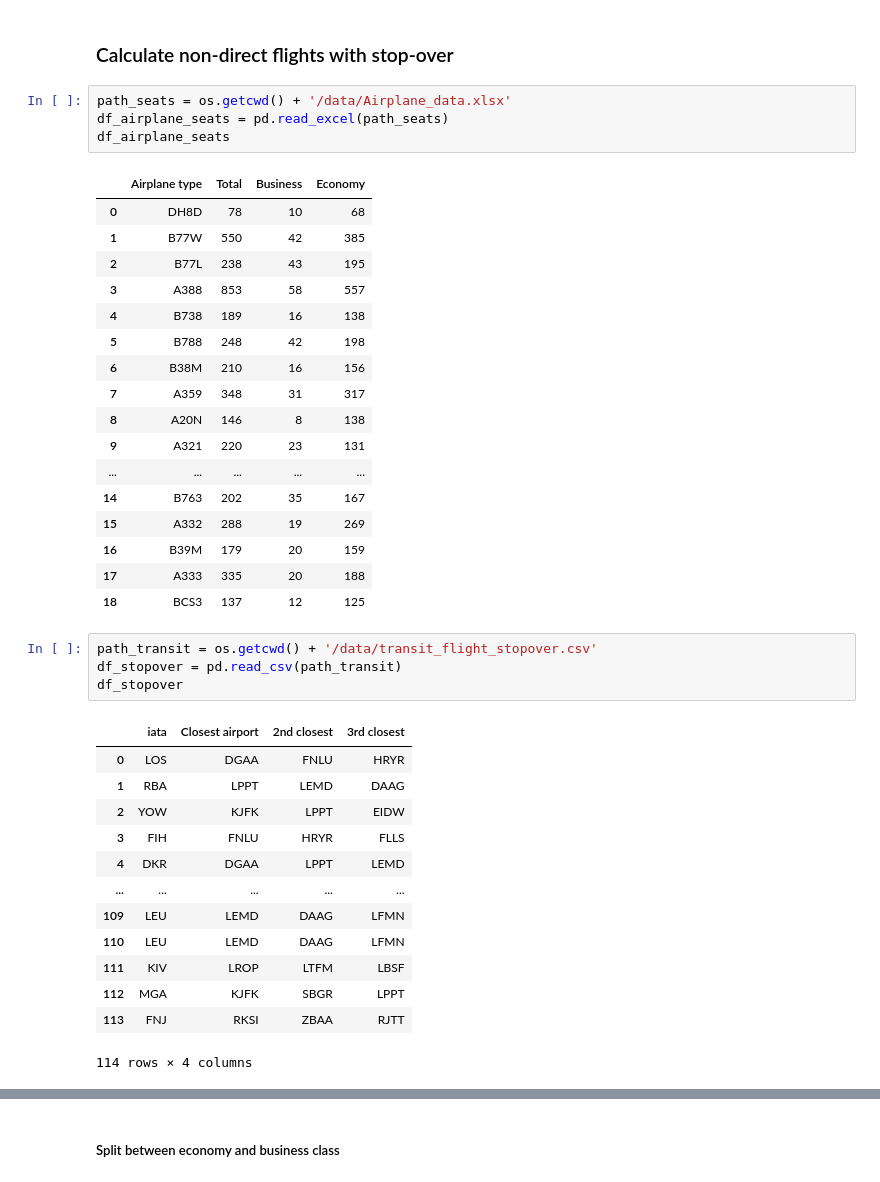
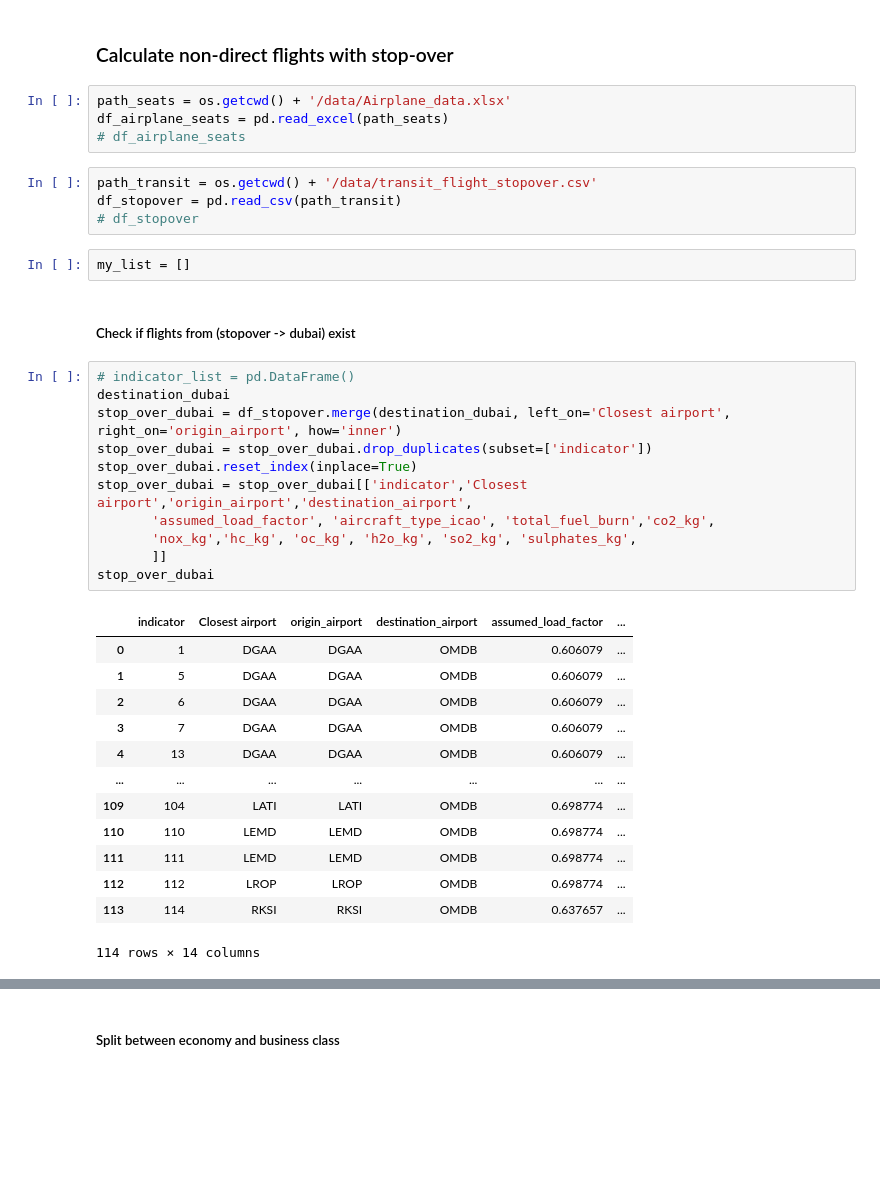
Before and after one commit to lukasschirren/COP_flight_analysis, a Jupyter notebook: cop28_delegate_list.ipynb, the cells around one changed output, grey strips where cells are left out. Drawn from its saved outputs; the diff is of its cells as text; blank space fills up the shorter version.

Commit message:
Collecting flights including layovers

```diff
--- a/cop28_delegate_list.ipynb
+++ b/cop28_delegate_list.ipynb
@@ -263,40 +261,37 @@ export.to_excel('flights_with_transit_stop.xlsx', index=False)
 # %%
 path_seats = os.getcwd() + '/data/Airplane_data.xlsx'
 df_airplane_seats = pd.read_excel(path_seats)
-df_airplane_seats
+# df_airplane_seats
-# %% [output]
-|  | Airplane type | Total | Business | Economy |
-| 0 | DH8D | 78 | 10 | 68 |
-| 1 | B77W | 550 | 42 | 385 |
-| 2 | B77L | 238 | 43 | 195 |
-| 3 | A388 | 853 | 58 | 557 |
-| 4 | B738 | 189 | 16 | 138 |
-| 5 | B788 | 248 | 42 | 198 |
-| 6 | B38M | 210 | 16 | 156 |
-| 7 | A359 | 348 | 31 | 317 |
-| 8 | A20N | 146 | 8 | 138 |
-| 9 | A321 | 220 | 23 | 131 |
-| ... | ... | ... | ... | ... |
-| 14 | B763 | 202 | 35 | 167 |
-| 15 | A332 | 288 | 19 | 269 |
-| 16 | B39M | 179 | 20 | 159 |
-| 17 | A333 | 335 | 20 | 188 |
-| 18 | BCS3 | 137 | 12 | 125 |
 # %%
 path_transit = os.getcwd() + '/data/transit_flight_stopover.csv'
 df_stopover = pd.read_csv(path_transit)
-df_stopover
+# df_stopover
-# %% [output]
-|  | iata | Closest airport | 2nd closest | 3rd closest |
-| 0 | LOS | DGAA | FNLU | HRYR |
-| 1 | RBA | LPPT | LEMD | DAAG |
-| 2 | YOW | KJFK | LPPT | EIDW |
-| 3 | FIH | FNLU | HRYR | FLLS |
-| 4 | DKR | DGAA | LPPT | LEMD |
-| ... | ... | ... | ... | ... |
-| 109 | LEU | LEMD | DAAG | LFMN |
-| 110 | LEU | LEMD | DAAG | LFMN |
-| 111 | KIV | LROP | LTFM | LBSF |
-| 112 | MGA | KJFK | SBGR | LPPT |
-| 113 | FNJ | RKSI | ZBAA | RJTT |
-114 rows × 4 columns
+# %%
+my_list = []
+# %% [markdown]
+##### Check if flights from (stopover -> dubai) exist
+# %%
+# indicator_list = pd.DataFrame()
+destination_dubai
+stop_over_dubai = df_stopover.merge(destination_dubai, left_on='Closest airport', right_on='origin_airport', how='inner')
+stop_over_dubai = stop_over_dubai.drop_duplicates(subset=['indicator'])
+stop_over_dubai.reset_index(inplace=True)
+stop_over_dubai = stop_over_dubai[['indicator','Closest airport','origin_airport','destination_airport',
+       'assumed_load_factor', 'aircraft_type_icao', 'total_fuel_burn','co2_kg',
+       'nox_kg','hc_kg', 'oc_kg', 'h2o_kg', 'so2_kg', 'sulphates_kg',
+       ]]
+stop_over_dubai
+# %% [output]
+|  | indicator | Closest airport | origin_airport | destination_airport | assumed_load_factor | ... |
+| 0 | 1 | DGAA | DGAA | OMDB | 0.606079 | ... |
+| 1 | 5 | DGAA | DGAA | OMDB | 0.606079 | ... |
+| 2 | 6 | DGAA | DGAA | OMDB | 0.606079 | ... |
+| 3 | 7 | DGAA | DGAA | OMDB | 0.606079 | ... |
+| 4 | 13 | DGAA | DGAA | OMDB | 0.606079 | ... |
+| ... | ... | ... | ... | ... | ... | ... |
+| 109 | 104 | LATI | LATI | OMDB | 0.698774 | ... |
+| 110 | 110 | LEMD | LEMD | OMDB | 0.698774 | ... |
+| 111 | 111 | LEMD | LEMD | OMDB | 0.698774 | ... |
+| 112 | 112 | LROP | LROP | OMDB | 0.698774 | ... |
+| 113 | 114 | RKSI | RKSI | OMDB | 0.637657 | ... |
+114 rows × 14 columns
```
Also changed, not shown: parts of 17 cells of this notebook, 4 other files.
